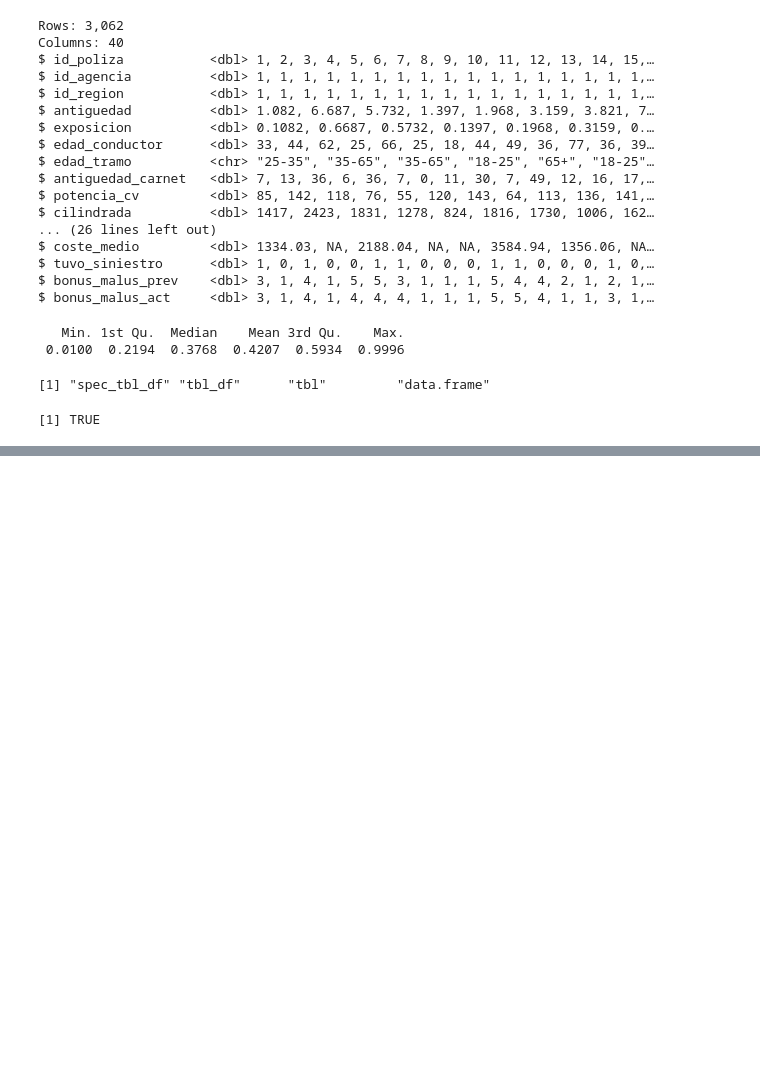
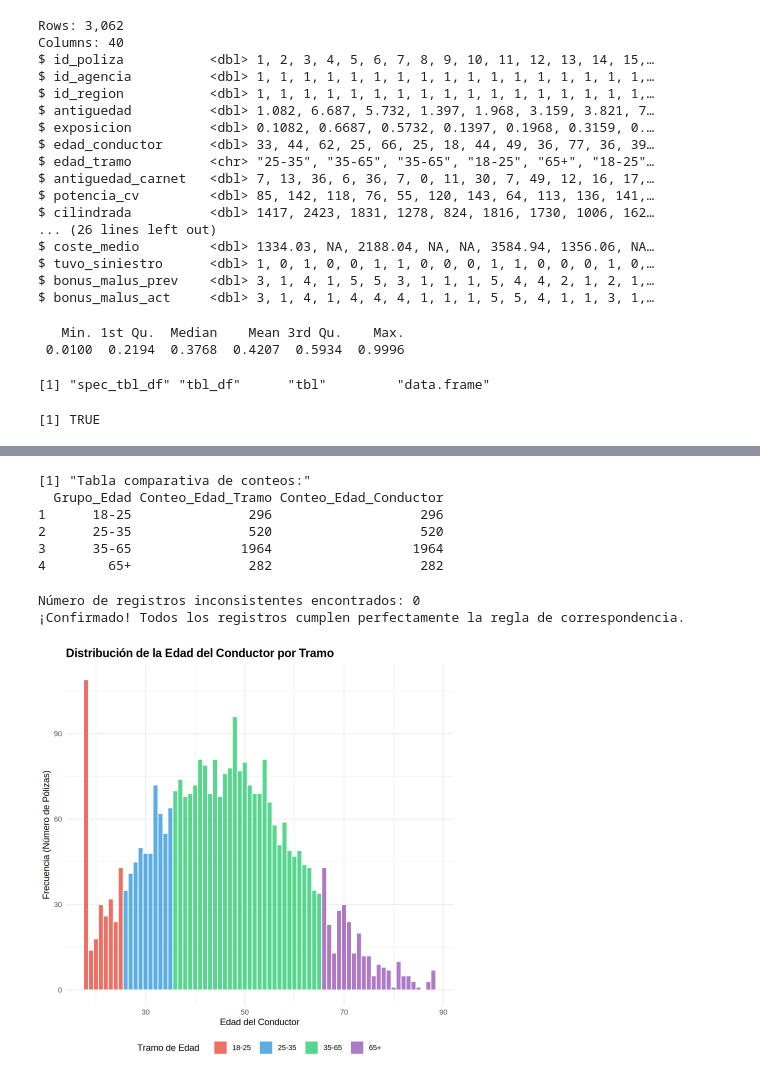
Before and after one commit to JulTob/Modelling, a Jupyter notebook: GLM/GLM_2_07.ipynb, the cells around one changed output, grey strips where cells are left out. Saved outputs shown, nothing was run; the diff lists cells and outputs as text; code cells hidden in the pictures; blank space fills up the shorter version.

```diff
--- a/GLM/GLM_2_07.ipynb
+++ b/GLM/GLM_2_07.ipynb
@@ -52,0 +180,73 @@ $ bonus_malus_act     <dbl> 3, 1, 4, 1, 4, 4, 4, 1, 1, 1, 5, 5, 4, 1, 1, 3, 1,
+# %%
+library(dplyr)
+
+# Crear la tabla comparativa de forma directa y robusta
+resultado_final <- data.frame(
+  Grupo_Edad = c("18-25", "25-35", "35-65", "65+"),
+  Conteo_Edad_Tramo = c(
+    sum(cartera$edad_tramo == "18-25", na.rm = TRUE),
+    sum(cartera$edad_tramo == "25-35", na.rm = TRUE),
+    sum(cartera$edad_tramo == "35-65", na.rm = TRUE),
+    sum(cartera$edad_tramo == "65+", na.rm = TRUE)
+  ),
+  Conteo_Edad_Conductor = c(
+    sum(cartera$edad_conductor >= 18 & cartera$edad_conductor <= 25, na.rm = TRUE),
+    sum(cartera$edad_conductor >= 26 & cartera$edad_conductor <= 35, na.rm = TRUE),
+    sum(cartera$edad_conductor >= 36 & cartera$edad_conductor <= 65, na.rm = TRUE),
+    sum(cartera$edad_conductor >= 66, na.rm = TRUE)
+  )
+)
+
+print("Tabla comparativa de conteos:")
+print(resultado_final)
+# %% [output]
+[1] "Tabla comparativa de conteos:"
+  Grupo_Edad Conteo_Edad_Tramo Conteo_Edad_Conductor
+1      18-25               296                   296
+2      25-35               520                   520
+3      35-65              1964                  1964
+4        65+               282                   282
+# %%
+# Comprobación de seguridad mediante filtros:
+# Buscar si existen registros donde la edad numérica no cuadre con su tramo correspondiente
+inconsistencias <- cartera %>%
+  filter(
+    (edad_tramo == "18-25" & (edad_conductor < 18 | edad_conductor > 25)) |
+    (edad_tramo == "25-35" & (edad_conductor < 26 | edad_conductor > 35)) |
+    (edad_tramo == "35-65" & (edad_conductor < 36 | edad_conductor > 65)) |
+    (edad_tramo == "65+"   & (edad_conductor < 66))
+  ) %>%
+  select(id_poliza, edad_conductor, edad_tramo)
+
+cat("Número de registros inconsistentes encontrados:", nrow(inconsistencias), "\n")
+if(nrow(inconsistencias) > 0) {
+  print(inconsistencias)
+} else {
+  cat("¡Confirmado! Todos los registros cumplen perfectamente la regla de correspondencia.\n")
+}
+# %% [output]
+Número de registros inconsistentes encontrados: 0
+¡Confirmado! Todos los registros cumplen perfectamente la regla de correspondencia.
+# %%
+library(ggplot2)
+library(dplyr)
+
+# Crear un histograma de la edad del conductor coloreando por tramo de edad
+ggplot(cartera, aes(x = edad_conductor, fill = edad_tramo)) +
+  geom_histogram(binwidth = 1, color = "white", alpha = 0.8, position = "identity") +
+  scale_fill_manual(
+    values = c("18-25" = "#e74c3c", "25-35" = "#3498db", "35-65" = "#2ecc71", "65+" = "#9b59b6"),
+    name = "Tramo de Edad"
+  ) +
+  labs(
+    title = "Distribución de la Edad del Conductor por Tramo",
+    x = "Edad del Conductor",
+    y = "Frecuencia (Número de Pólizas)"
+  ) +
+  theme_minimal() +
+  theme(
+    legend.position = "bottom",
+    plot.title = element_text(face = "bold", size = 14)
+  )
+# %% [output]
+[figure, added]
```
Also changed, not shown: parts of 13 cells of this notebook.
